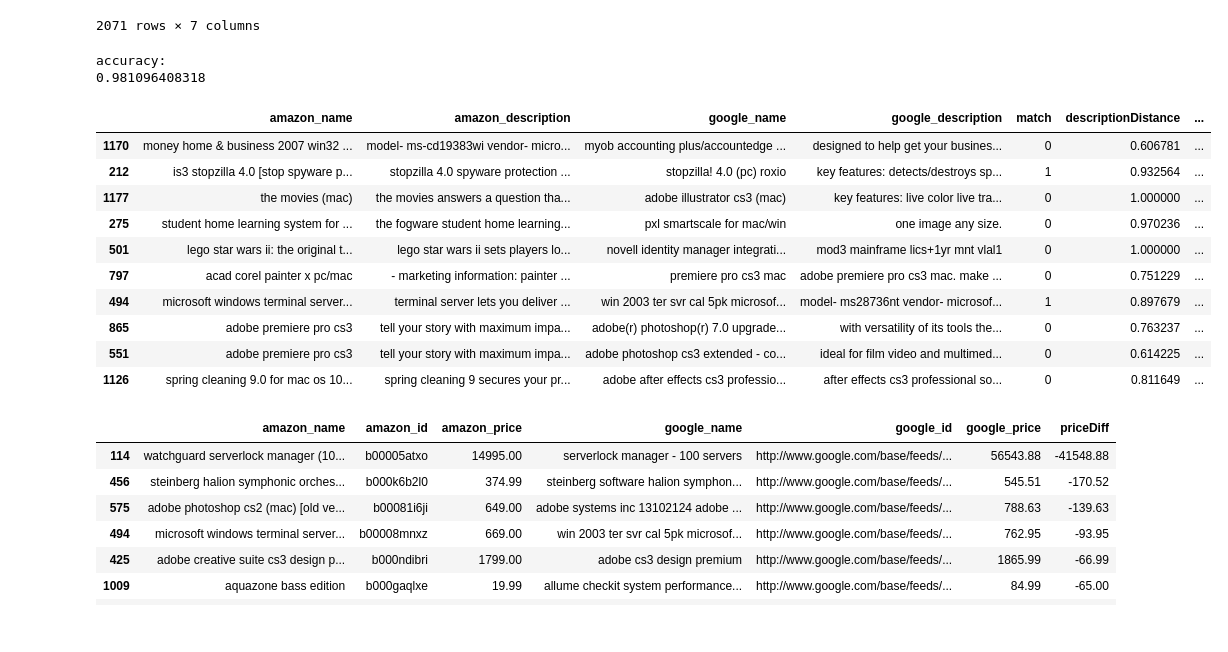
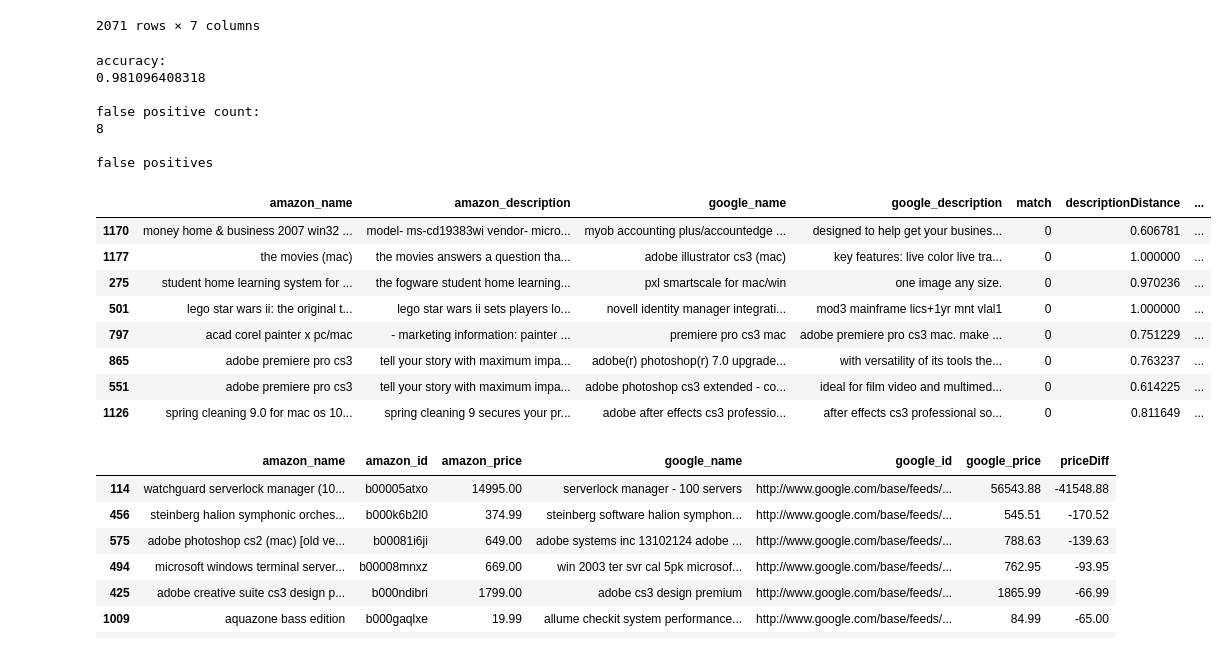
Before and after one commit to alexrisman/personal_budget, a Jupyter notebook: ecommerce/model/amazon_google_play.ipynb, the cells around one changed output. Cells and saved outputs as stored; diff of their text form; code cells hidden in the pictures.

```diff
--- a/ecommerce/model/amazon_google_play.ipynb
+++ b/ecommerce/model/amazon_google_play.ipynb
@@ -157,21 +157,30 @@ testData, testLabels = test[['nameDistance', 'descriptionDistance']], test['matc
 # %%
 # fit and test a model
 clf = RandomForestClassifier(100)
 clf.fit(trainData, trainLabels)
 preds = clf.predict(testData)
 print("accuracy:\n" + str(np.mean(preds==testLabels)))
-test.loc[preds!=testLabels]
+right = test.loc[preds==testLabels]
+truePositives = right[right.match==1]
+wrong = test.loc[preds!=testLabels]
+falsePositives = wrong[wrong.match==0]
+print("\nfalse positive count:\n" + str(falsePositives.shape[0]))
+print("\nfalse positives")
+falsePositives
 # %% [output]
 accuracy:
 0.981096408318
+
+false positive count:
+8
+
+false positives
 |  | amazon_name | amazon_description | google_name | google_description | match | descriptionDistance | ... |
 | 1170 | money home & business 2007 win32 ... | model- ms-cd19383wi vendor- micro... | myob accounting plus/accountedge ... | designed to help get your busines... | 0 | 0.606781 | ... |
-| 212 | is3 stopzilla 4.0 [stop spyware p... | stopzilla 4.0 spyware protection ... | stopzilla! 4.0 (pc) roxio | key features: detects/destroys sp... | 1 | 0.932564 | ... |
 | 1177 | the movies (mac) | the movies answers a question tha... | adobe illustrator cs3 (mac) | key features: live color live tra... | 0 | 1.000000 | ... |
 | 275 | student home learning system for ... | the fogware student home learning... | pxl smartscale for mac/win | one image any size. | 0 | 0.970236 | ... |
 | 501 | lego star wars ii: the original t... | lego star wars ii sets players lo... | novell identity manager integrati... | mod3 mainframe lics+1yr mnt vlal1 | 0 | 1.000000 | ... |
 | 797 | acad corel painter x pc/mac | - marketing information: painter ... | premiere pro cs3 mac | adobe premiere pro cs3 mac. make ... | 0 | 0.751229 | ... |
-| 494 | microsoft windows terminal server... | terminal server lets you deliver ... | win 2003 ter svr cal 5pk microsof... | model- ms28736nt vendor- microsof... | 1 | 0.897679 | ... |
 | 865 | adobe premiere pro cs3 | tell your story with maximum impa... | adobe(r) photoshop(r) 7.0 upgrade... | with versatility of its tools the... | 0 | 0.763237 | ... |
 | 551 | adobe premiere pro cs3 | tell your story with maximum impa... | adobe photoshop cs3 extended - co... | ideal for film video and multimed... | 0 | 0.614225 | ... |
 | 1126 | spring cleaning 9.0 for mac os 10... | spring cleaning 9 secures your pr... | adobe after effects cs3 professio... | after effects cs3 professional so... | 0 | 0.811649 | ... |
```
Also changed, not shown: parts of 1 cell of this notebook.
